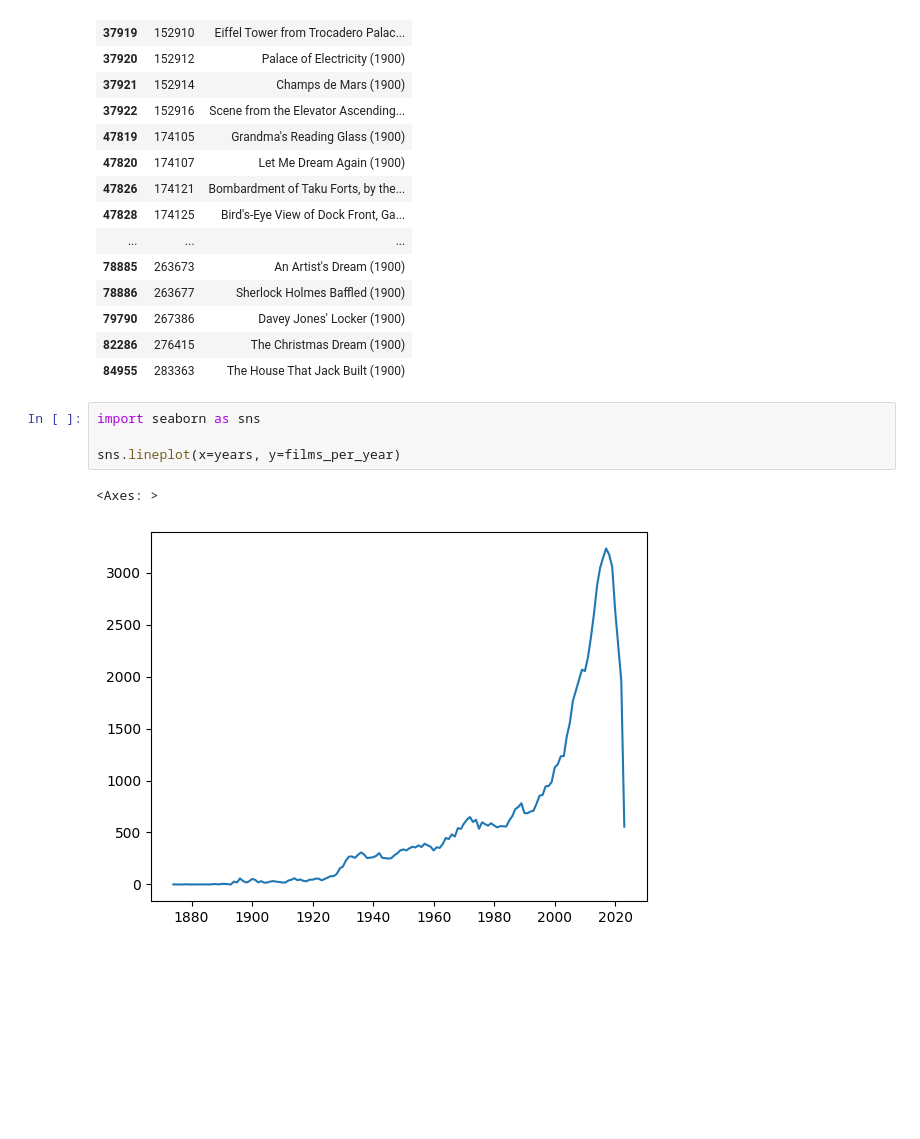
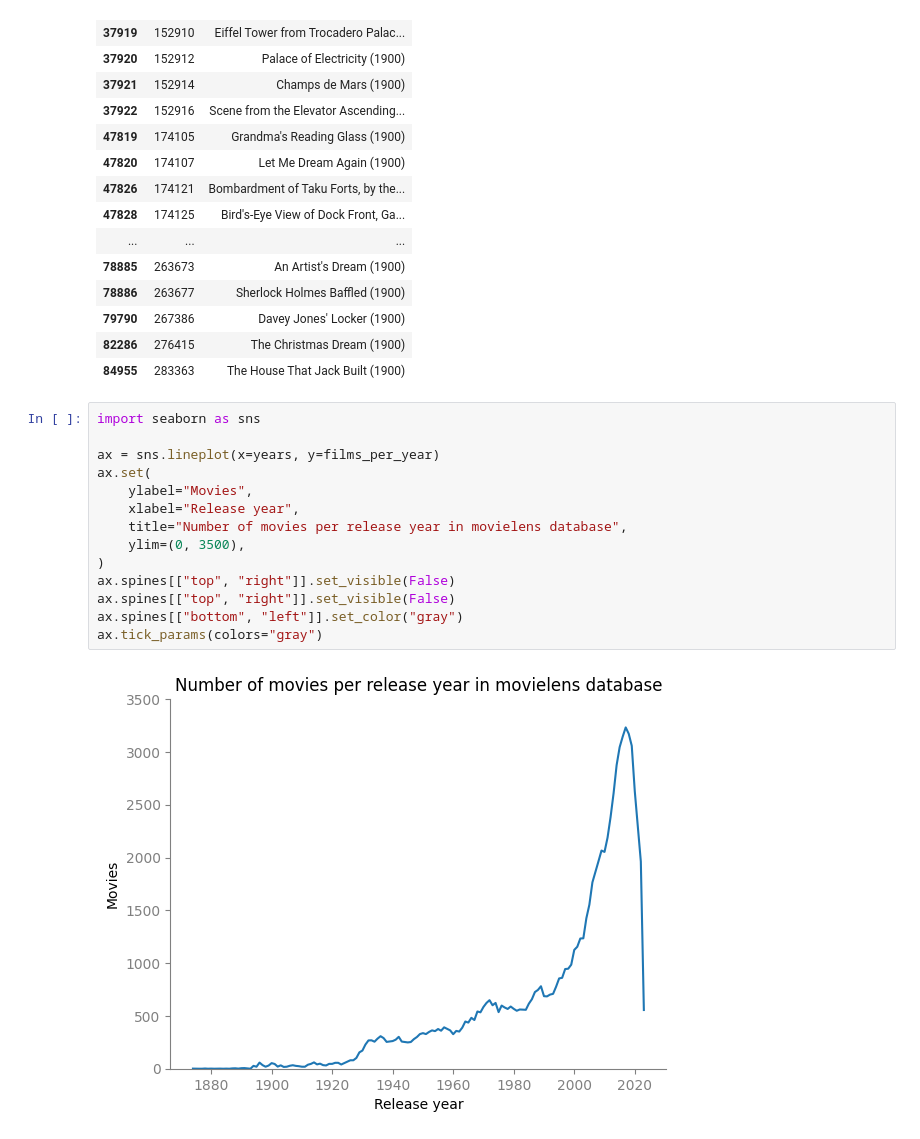
Before and after one commit to LordOfTurtles/AI-Erik-Johansson-OPA23, a Jupyter notebook: labs/labb1.ipynb, the cells around one changed output. Saved outputs shown, nothing was run; the diff lists cells and outputs as text; blank space fills up the shorter version.

Commit message:
plot for movies per year

```diff
--- a/labs/labb1.ipynb
+++ b/labs/labb1.ipynb
@@ -179,10 +179,19 @@ df_movies[df_movies["title"].str.contains(f"({1900})", regex=False)]
 | 79790 | 267386 | Davey Jones' Locker (1900) |
 | 82286 | 276415 | The Christmas Dream (1900) |
 | 84955 | 283363 | The House That Jack Built (1900) |
-# %%
-import seaborn as sns
-
-sns.lineplot(x=years, y=films_per_year)
-# %% [output]
-<Axes: >
-[figure, removed]
+# %%
+import seaborn as sns
+
+ax = sns.lineplot(x=years, y=films_per_year)
+ax.set(
+    ylabel="Movies",
+    xlabel="Release year",
+    title="Number of movies per release year in movielens database",
+    ylim=(0, 3500),
+)
+ax.spines[["top", "right"]].set_visible(False)
+ax.spines[["top", "right"]].set_visible(False)
+ax.spines[["bottom", "left"]].set_color("gray")
+ax.tick_params(colors="gray")
+# %% [output]
+[figure, added]
```
